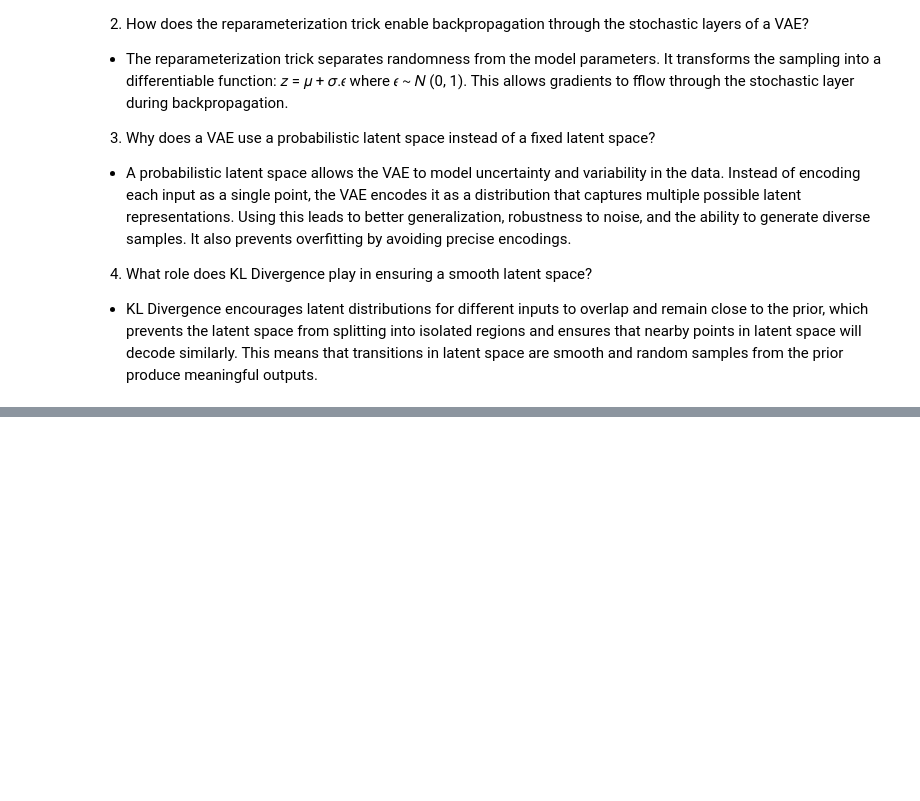
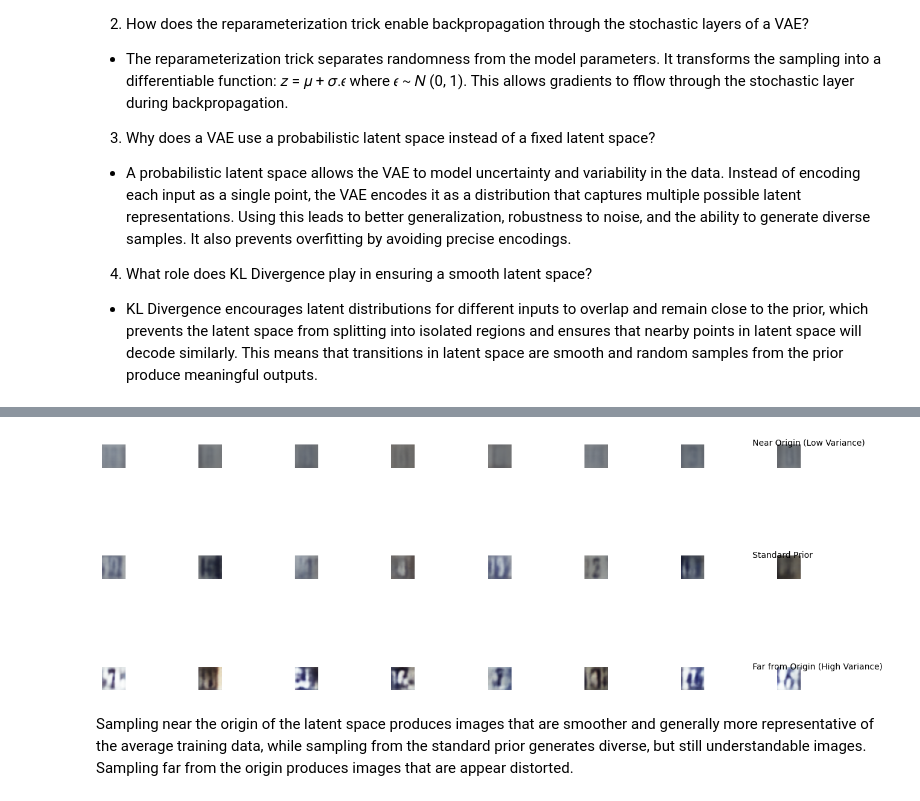
Before and after one commit to brandonyeu/variational-autoencoders, a Jupyter notebook: variational_autoencoders.ipynb, the cells around one changed output, grey strips where cells are left out. Cells and saved outputs as stored; diff of their text form; code cells hidden in the pictures; blank space fills up the shorter version.

```diff
--- a/variational_autoencoders.ipynb
+++ b/variational_autoencoders.ipynb
@@ -19,0 +420,32 @@ Variational Autoencoders
+# %%
+def sample_latent_region(model, latent_dim=128, num_images=8, scale=1.0):
+    model.eval()
+    with torch.no_grad():
+        z = scale * torch.randn(num_images, latent_dim).to(device)
+        samples = model.decode(z).cpu()
+    return samples
+# %%
+def visualize_latent_regions(model, latent_dim=128):
+    scales = [0.3, 1.0, 2.0]
+    titles = ["Near Origin (Low Variance)", "Standard Prior", "Far from Origin (High Variance)"]
+
+    plt.figure(figsize=(12, 6))
+
+    for row, (scale, title) in enumerate(zip(scales, titles)):
+        samples = sample_latent_region(model, latent_dim, num_images=8, scale=scale)
+
+        for col in range(8):
+            idx = row * 8 + col + 1
+            plt.subplot(3, 8, idx)
+            plt.imshow(samples[col].permute(1, 2, 0))
+            plt.axis("off")
+
+        plt.text(-35, row * 1.1 + 0.5, title, fontsize=10)
+
+    plt.tight_layout()
+    plt.show()
+visualize_latent_regions(model)
+# %% [output]
+[figure, added]
+# %% [markdown]
+Sampling near the origin of the latent space produces images that are smoother and generally more representative of the average training data, while sampling from the standard prior generates diverse, but still understandable images. Sampling far from the origin produces images that are appear distorted.
```
Also changed, not shown: parts of 12 cells of this notebook.
